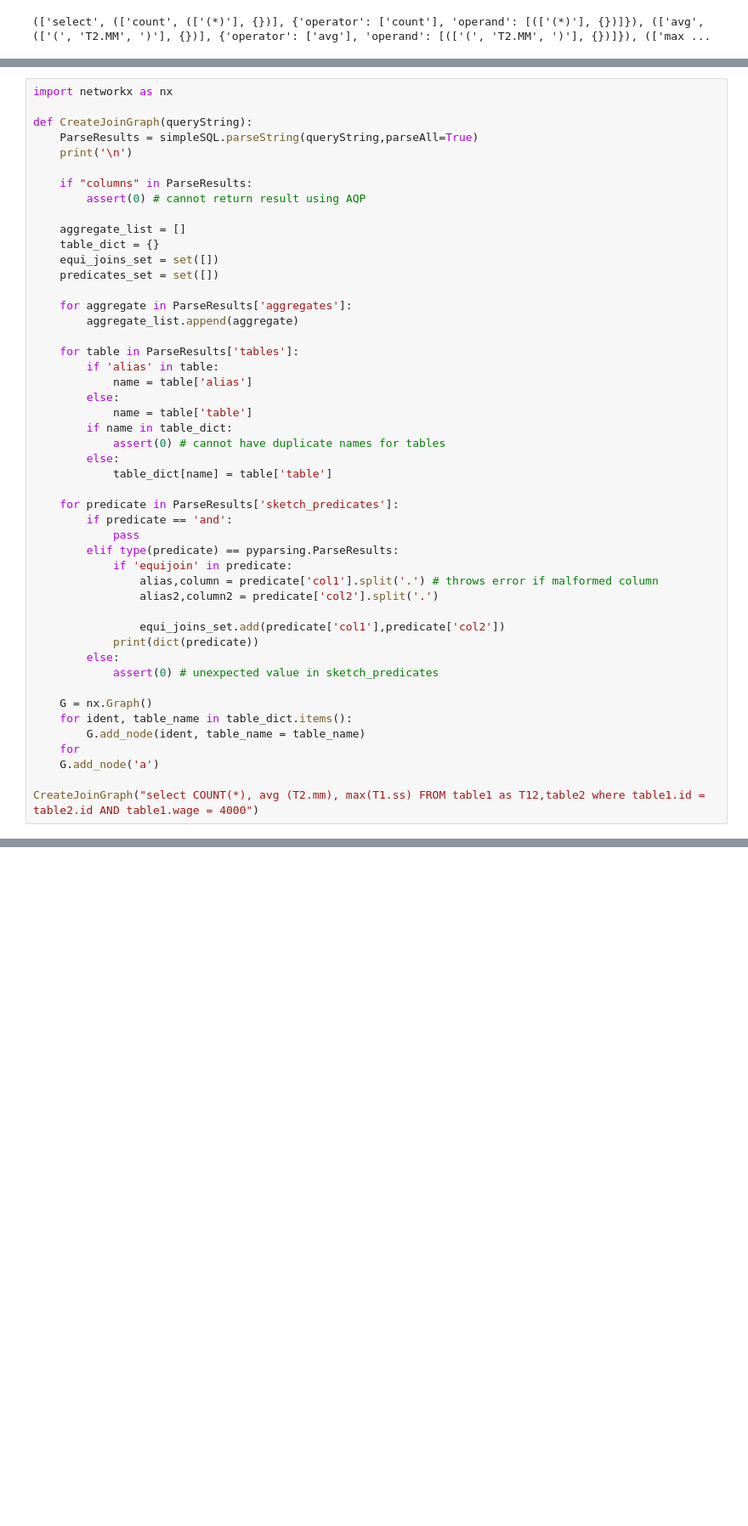
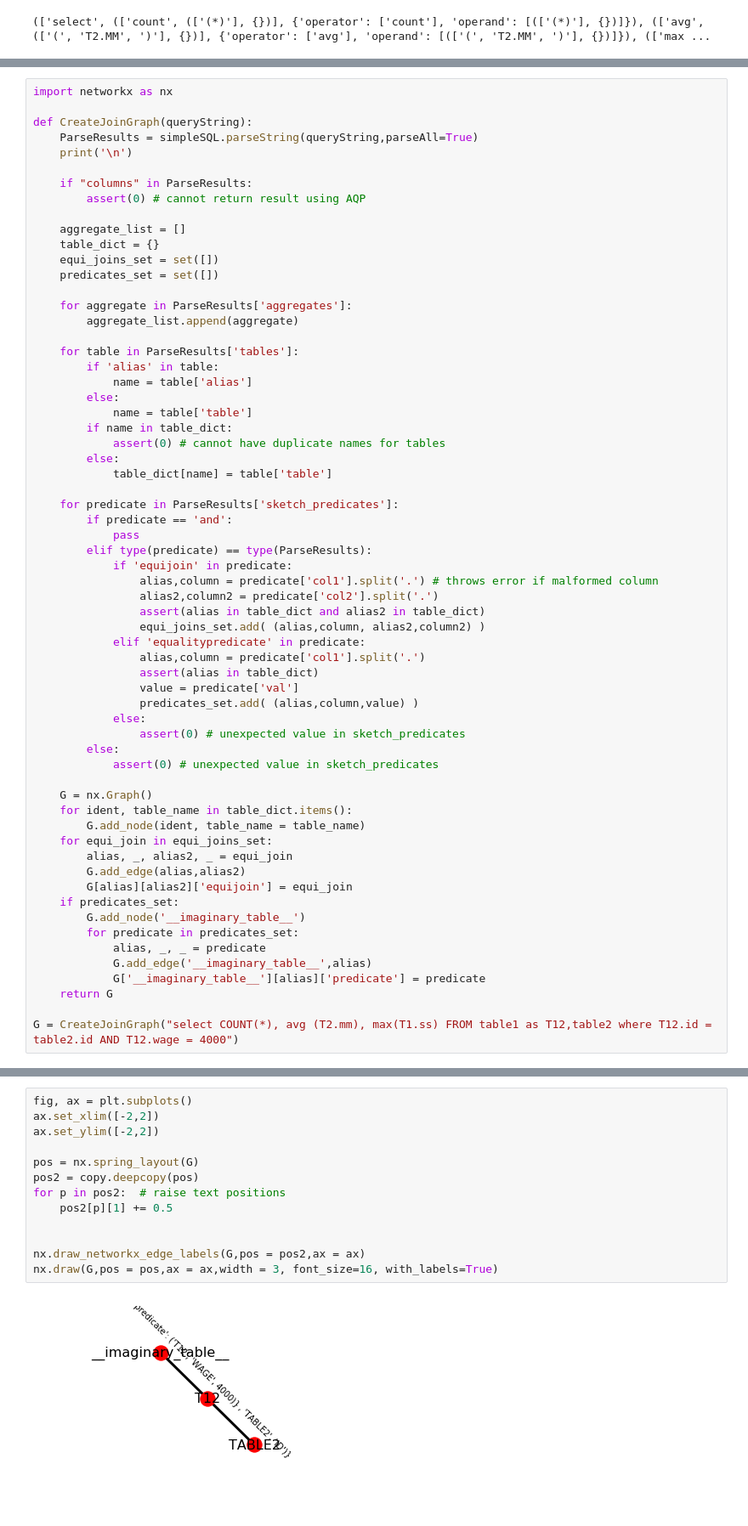
Before and after one commit to AaEll/MonteCarlo_simulator, a Jupyter notebook: SQLParser.ipynb, the cells around one changed output, grey strips where cells are left out. Shown at 85% size. Saved outputs shown, nothing was run; the diff lists cells and outputs as text; blank space fills up the shorter version.

Commit message:
added to figure drawing to SQLParser

```diff
--- a/SQLParser.ipynb
+++ b/SQLParser.ipynb
@@ -230,20 +232,35 @@ def CreateJoinGraph(queryString):
     for predicate in ParseResults['sketch_predicates']:
         if predicate == 'and':
             pass
-        elif type(predicate) == pyparsing.ParseResults:
+        elif type(predicate) == type(ParseResults):
             if 'equijoin' in predicate:
                 alias,column = predicate['col1'].split('.') # throws error if malformed column
                 alias2,column2 = predicate['col2'].split('.')
-
-                equi_joins_set.add(predicate['col1'],predicate['col2'])
-            print(dict(predicate))
+                assert(alias in table_dict and alias2 in table_dict)
+                equi_joins_set.add( (alias,column, alias2,column2) )
+            elif 'equalitypredicate' in predicate:
+                alias,column = predicate['col1'].split('.')
+                assert(alias in table_dict)
+                value = predicate['val']
+                predicates_set.add( (alias,column,value) )
+            else:
+                assert(0) # unexpected value in sketch_predicates
         else:
             assert(0) # unexpected value in sketch_predicates
 
     G = nx.Graph()
     for ident, table_name in table_dict.items():
         G.add_node(ident, table_name = table_name)
-    for
-    G.add_node('a')
+    for equi_join in equi_joins_set:
+        alias, _, alias2, _ = equi_join
+        G.add_edge(alias,alias2)
+        G[alias][alias2]['equijoin'] = equi_join
+    if predicates_set:
+        G.add_node('__imaginary_table__')
+        for predicate in predicates_set:
+            alias, _, _ = predicate
+            G.add_edge('__imaginary_table__',alias)
+            G['__imaginary_table__'][alias]['predicate'] = predicate
+    return G
 
-CreateJoinGraph("select COUNT(*), avg (T2.mm), max(T1.ss) FROM table1 as T12,table2 where table1.id = table2.id AND table1.wage = 4000")
+G = CreateJoinGraph("select COUNT(*), avg (T2.mm), max(T1.ss) FROM table1 as T12,table2 where T12.id = table2.id AND T12.wage = 4000")
@@ -266,0 +267,15 @@ pyparsing.ParseResults
+# %%
+fig, ax = plt.subplots()
+ax.set_xlim([-2,2])
+ax.set_ylim([-2,2])
+
+pos = nx.spring_layout(G)
+pos2 = copy.deepcopy(pos)
+for p in pos2:  # raise text positions
+    pos2[p][1] += 0.5
+
+
+nx.draw_networkx_edge_labels(G,pos = pos2,ax = ax)
+nx.draw(G,pos = pos,ax = ax,width = 3, font_size=16, with_labels=True)
+# %% [output]
+[figure, added]
```
Also changed, not shown: parts of 5 cells of this notebook.
